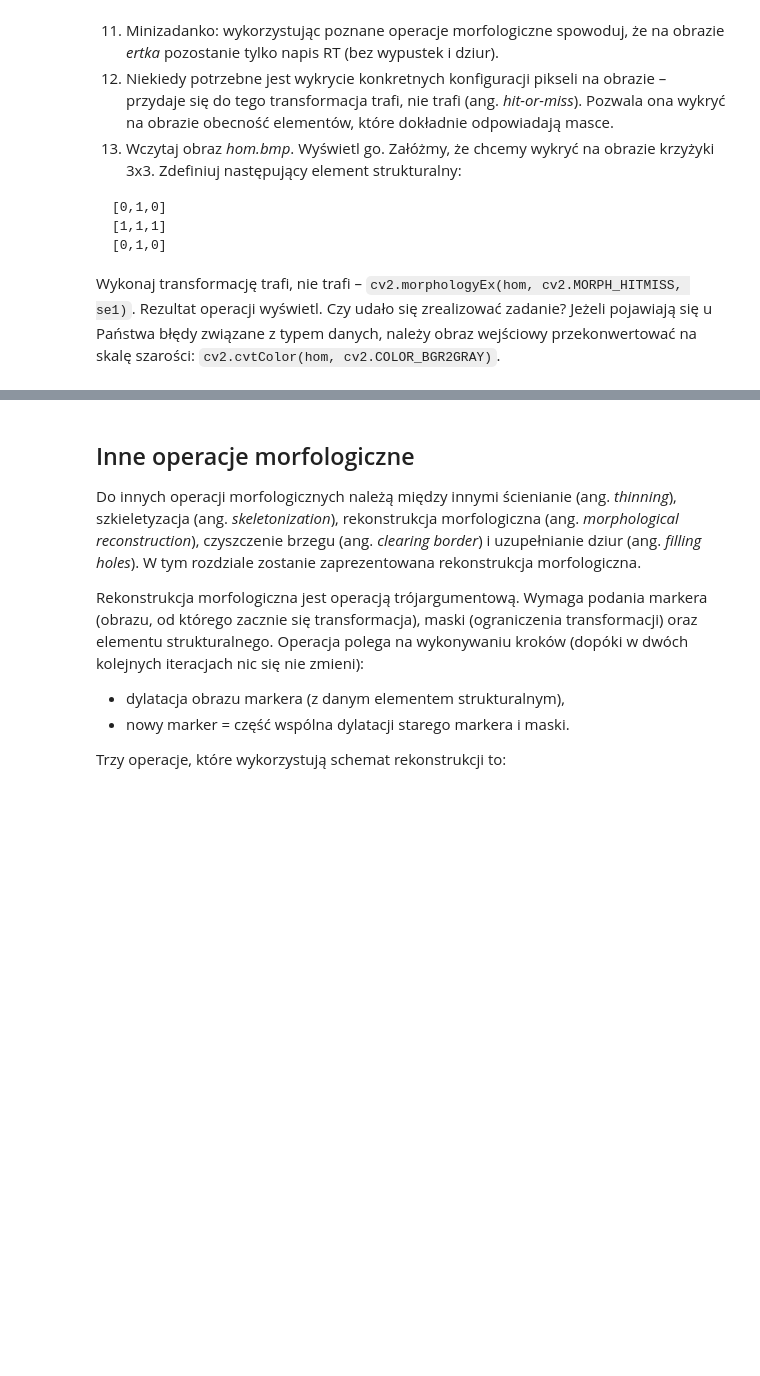
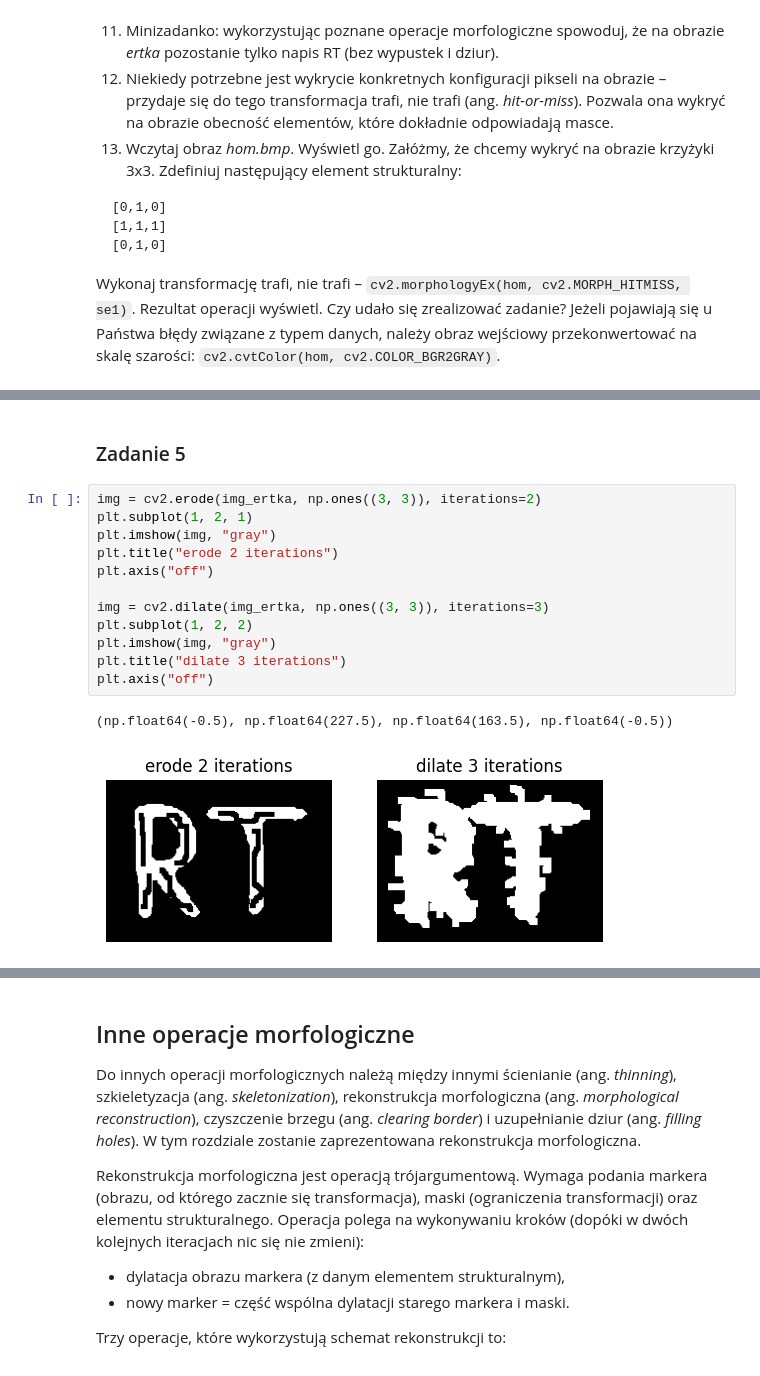
Before and after one commit to arturgesiarz/DigitalImageProcessing-Course, a Jupyter notebook: lab07/11_morphology.ipynb, the cells around one changed output, grey strips where cells are left out. Drawn from its saved outputs; the diff is of its cells as text; blank space fills up the shorter version.

```diff
--- a/lab07/11_morphology.ipynb
+++ b/lab07/11_morphology.ipynb
@@ -121,0 +139,17 @@ rice.png            100%[===================>]  65.31K   254KB/s    in 0.3s
+# %% [markdown]
+### Zadanie 5
+# %%
+img = cv2.erode(img_ertka, np.ones((3, 3)), iterations=2)
+plt.subplot(1, 2, 1)
+plt.imshow(img, "gray")
+plt.title("erode 2 iterations")
+plt.axis("off")
+
+img = cv2.dilate(img_ertka, np.ones((3, 3)), iterations=3)
+plt.subplot(1, 2, 2)
+plt.imshow(img, "gray")
+plt.title("dilate 3 iterations")
+plt.axis("off")
+# %% [output]
+(np.float64(-0.5), np.float64(227.5), np.float64(163.5), np.float64(-0.5))
+[figure, added]
```
Also changed, not shown: parts of 25 cells of this notebook, 2 other files.
